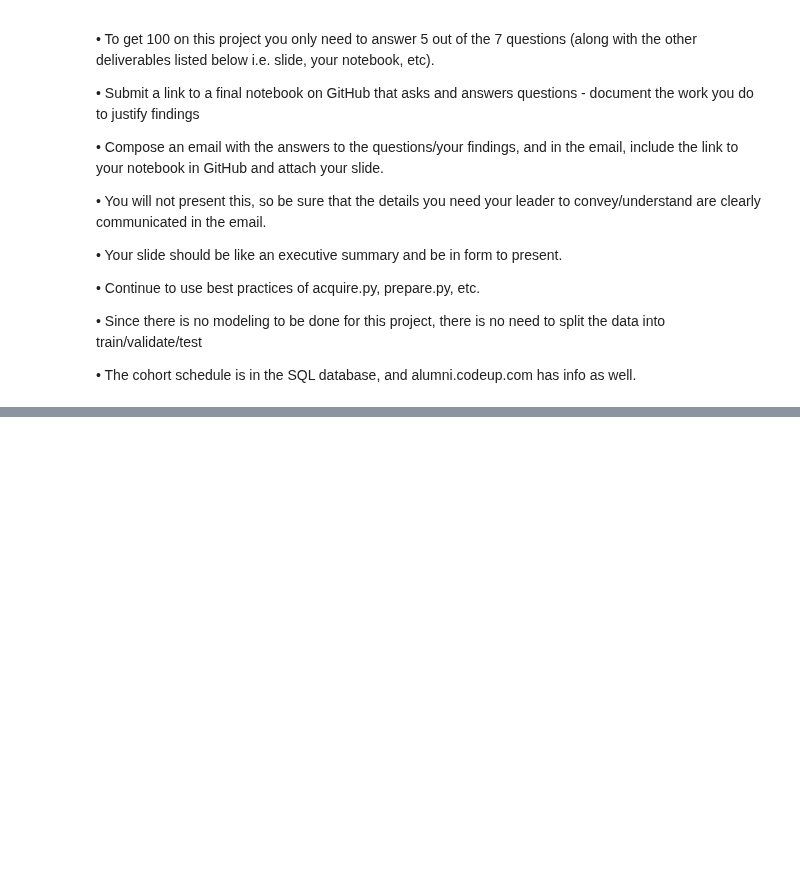
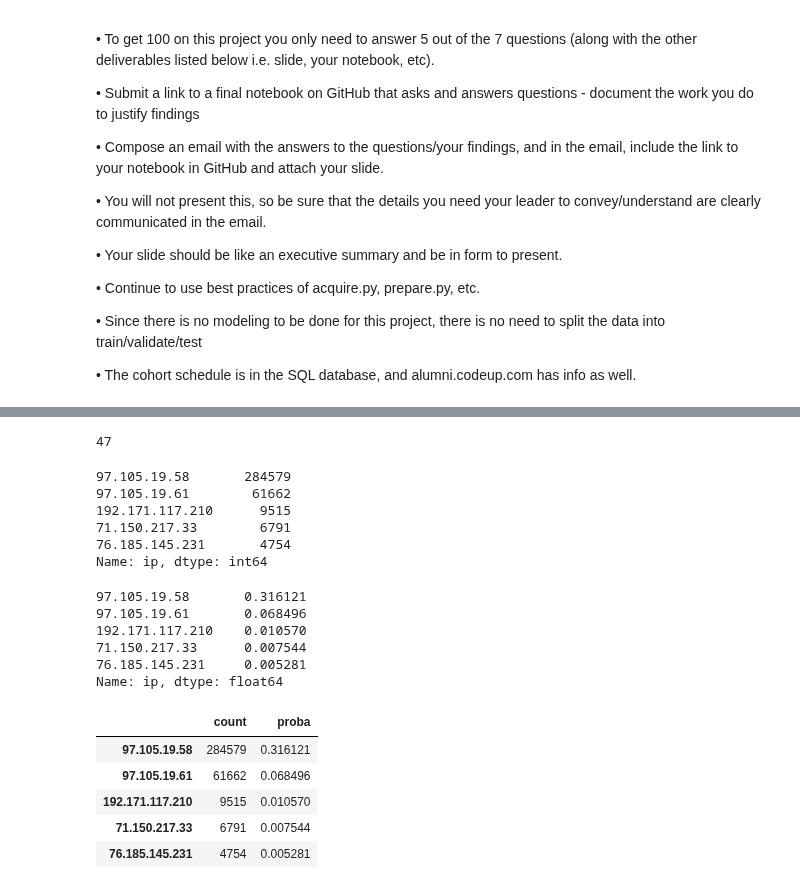
Before and after one commit to jamesallen0351/anomaly-detection-exercises, a Jupyter notebook: Anomaly Detection Project Scratchpad.ipynb, the cells around one changed output, grey strips where cells are left out. Drawn from its saved outputs; the diff is of its cells as text; code cells hidden in the pictures; blank space fills up the shorter version.

```diff
--- a/Anomaly Detection Project Scratchpad.ipynb
+++ b/Anomaly Detection Project Scratchpad.ipynb
@@ -140,0 +141,22 @@ memory usage: 8.4+ MB
+# %%
+df.cohort_id.nunique()
+# %% [output]
+47
+# %%
+df.ip.value_counts().head()
+# %% [output]
+97.105.19.58       284579
+97.105.19.61        61662
+192.171.117.210      9515
+71.150.217.33        6791
+76.185.145.231       4754
+Name: ip, dtype: int64
+# %%
+df.ip.value_counts(normalize=True).head()
+# %% [output]
+97.105.19.58       0.316121
+97.105.19.61       0.068496
+192.171.117.210    0.010570
+71.150.217.33      0.007544
+76.185.145.231     0.005281
+Name: ip, dtype: float64
@@ -140,0 +171,10 @@ memory usage: 8.4+ MB
+# %%
+ip_df = value_counts_and_frequencies(df.ip)
+ip_df.head()
+# %% [output]
+|  | count | proba |
+| 97.105.19.58 | 284579 | 0.316121 |
+| 97.105.19.61 | 61662 | 0.068496 |
+| 192.171.117.210 | 9515 | 0.010570 |
+| 71.150.217.33 | 6791 | 0.007544 |
+| 76.185.145.231 | 4754 | 0.005281 |
```
Also changed, not shown: parts of 8 cells of this notebook.
